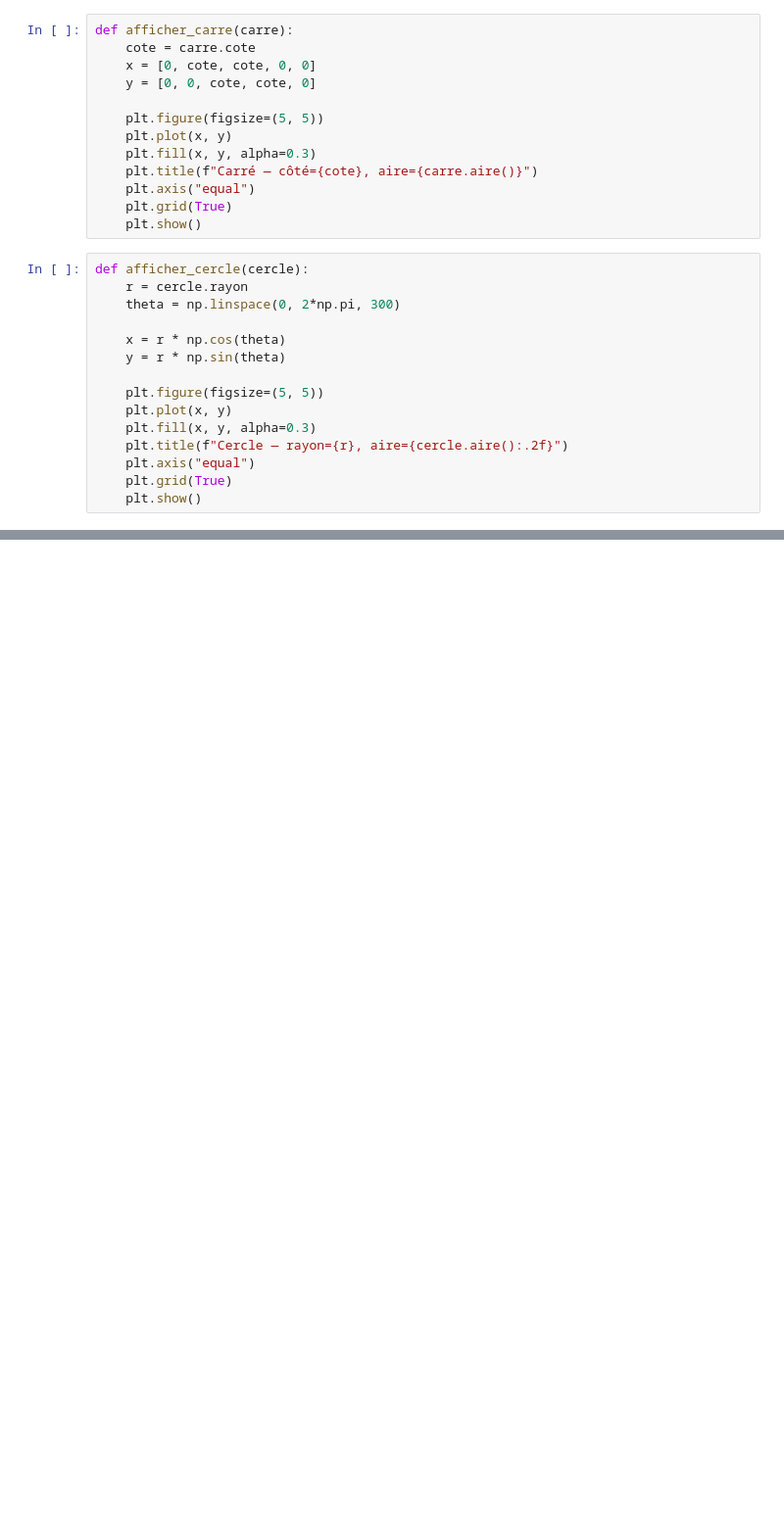
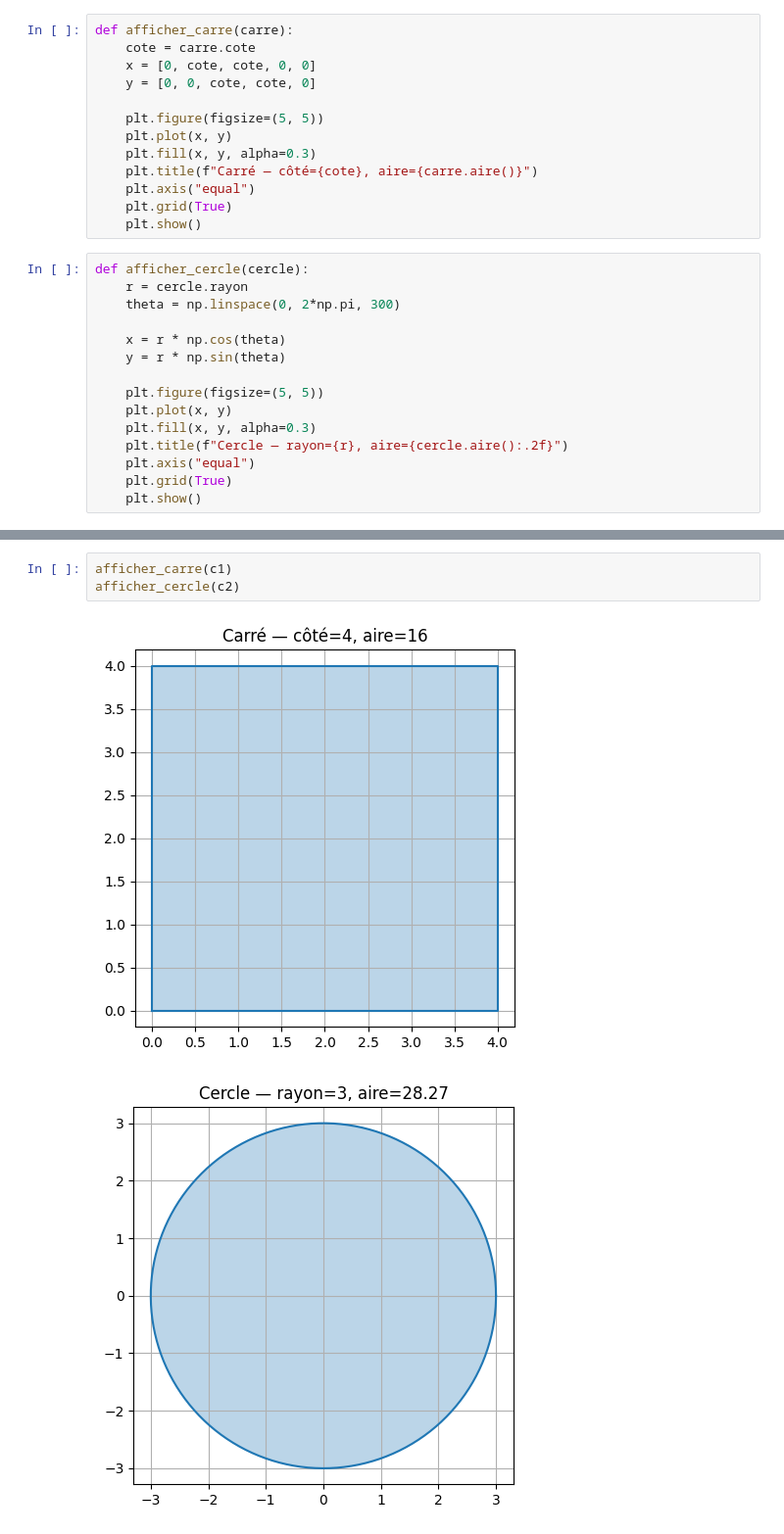
Before and after one commit to CollegeBoreal/INF1042-203-25A-04, a Jupyter notebook: 8.OOP/300157440/RAPPORT.ipynb, the cells around one changed output, grey strips where cells are left out. Shown: that part at 98% size. Drawn from its saved outputs; the diff is of its cells as text; blank space fills up the shorter version.

```diff
--- a/8.OOP/300157440/RAPPORT.ipynb
+++ b/8.OOP/300157440/RAPPORT.ipynb
@@ -61,0 +376,6 @@ def afficher_cercle(cercle):
+# %%
+afficher_carre(c1)
+afficher_cercle(c2)
+# %% [output]
+[figure, added]
+[figure, added]
```
Also changed, not shown: parts of 29 cells of this notebook.
